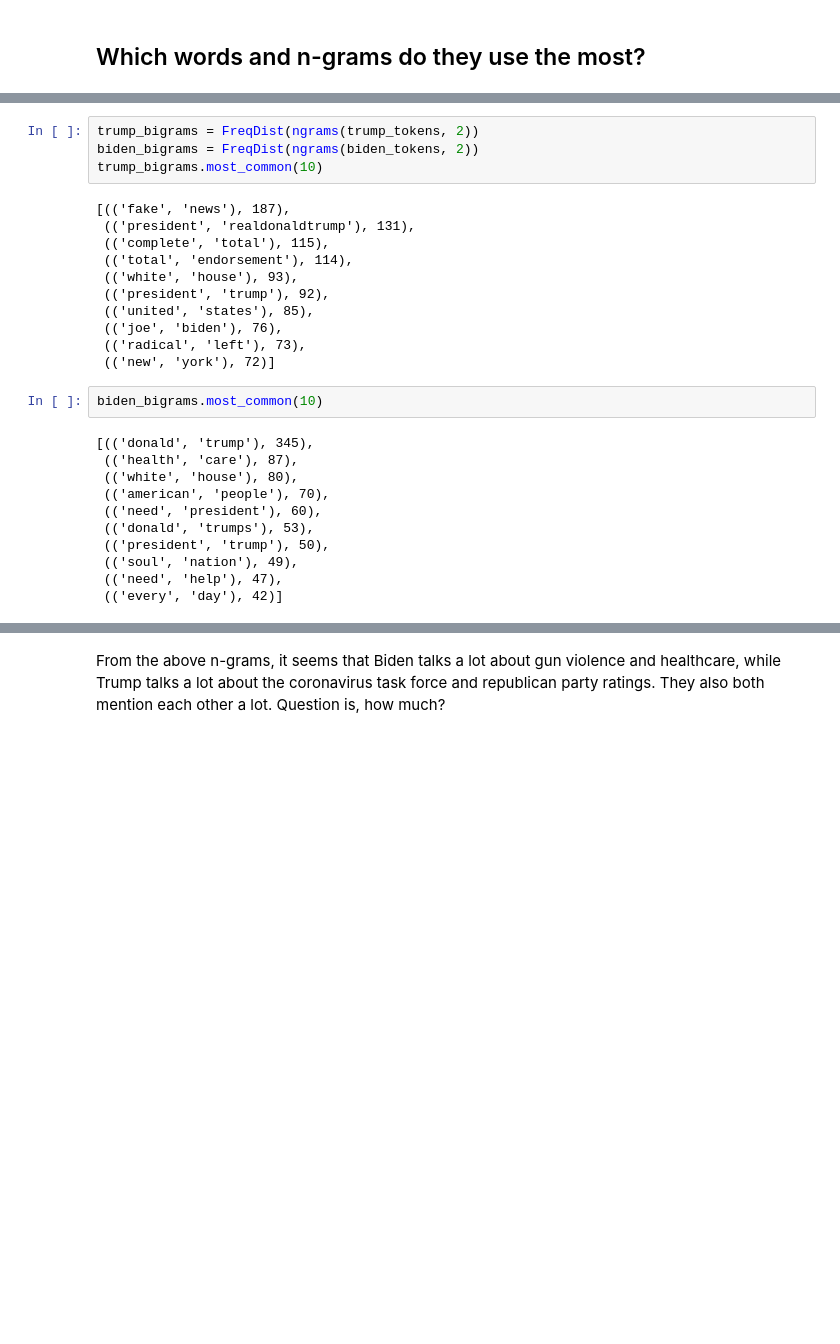
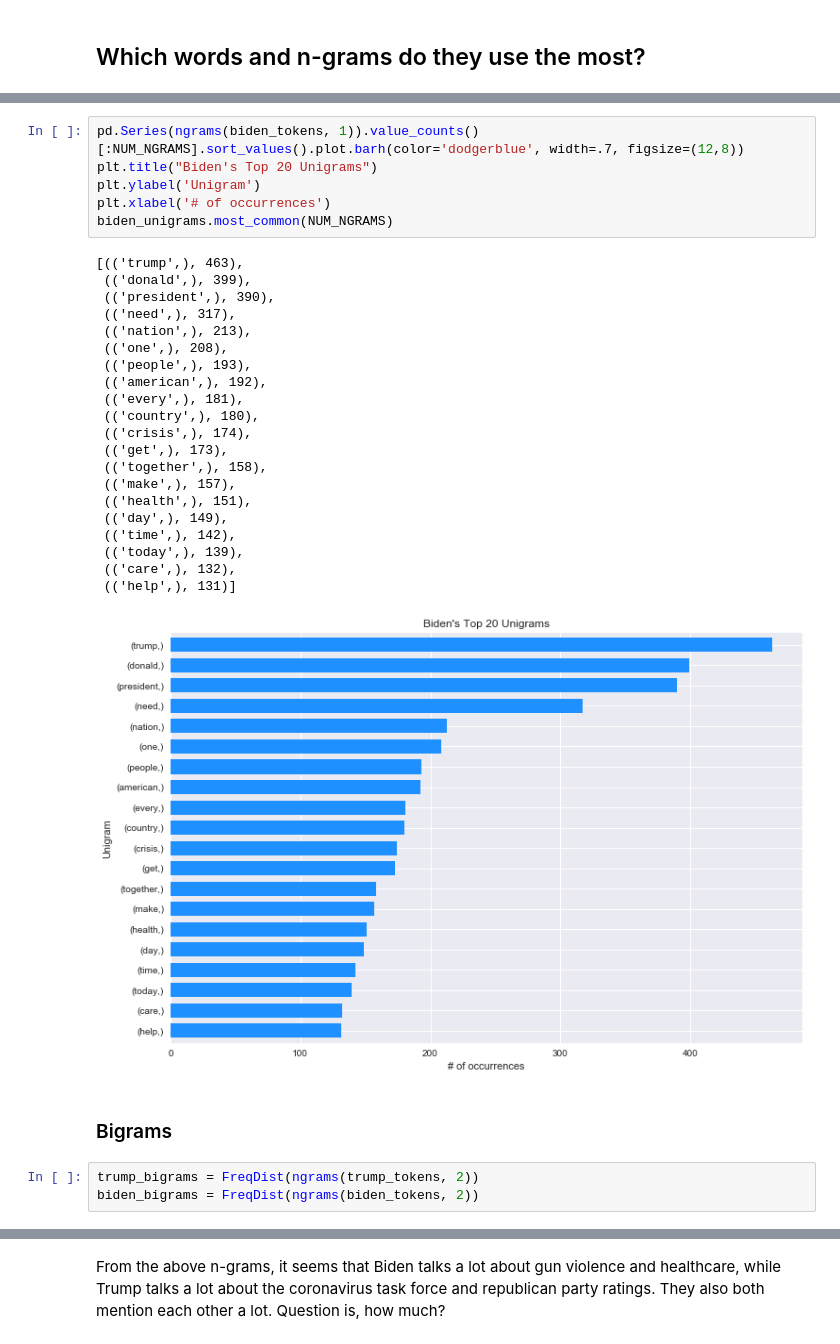
Before and after one commit to DavidMelnychuk/analyze-trump-biden, a Jupyter notebook: analyze_tweets.ipynb, the cells around one changed output, grey strips where cells are left out. Cells and saved outputs as stored; diff of their text form; blank space fills up the shorter version.

```diff
--- a/analyze_tweets.ipynb
+++ b/analyze_tweets.ipynb
@@ -391,28 +385,33 @@ biden_unigrams.most_common(25)
+# %%
+pd.Series(ngrams(biden_tokens, 1)).value_counts()[:NUM_NGRAMS].sort_values().plot.barh(color='dodgerblue', width=.7, figsize=(12,8))
+plt.title("Biden's Top 20 Unigrams")
+plt.ylabel('Unigram')
+plt.xlabel('# of occurrences')
+biden_unigrams.most_common(NUM_NGRAMS)
+# %% [output]
+[(('trump',), 463),
+ (('donald',), 399),
+ (('president',), 390),
+ (('need',), 317),
+ (('nation',), 213),
+ (('one',), 208),
+ (('people',), 193),
+ (('american',), 192),
+ (('every',), 181),
+ (('country',), 180),
+ (('crisis',), 174),
+ (('get',), 173),
+ (('together',), 158),
+ (('make',), 157),
+ (('health',), 151),
+ (('day',), 149),
+ (('time',), 142),
+ (('today',), 139),
+ (('care',), 132),
+ (('help',), 131)]
+[figure, added]
+# %% [markdown]
+### Bigrams
 # %%
 trump_bigrams = FreqDist(ngrams(trump_tokens, 2))
 biden_bigrams = FreqDist(ngrams(biden_tokens, 2))
-trump_bigrams.most_common(10)
-# %% [output]
-[(('fake', 'news'), 187),
- (('president', 'realdonaldtrump'), 131),
- (('complete', 'total'), 115),
- (('total', 'endorsement'), 114),
- (('white', 'house'), 93),
- (('president', 'trump'), 92),
- (('united', 'states'), 85),
- (('joe', 'biden'), 76),
- (('radical', 'left'), 73),
- (('new', 'york'), 72)]
-# %%
-biden_bigrams.most_common(10)
-# %% [output]
-[(('donald', 'trump'), 345),
- (('health', 'care'), 87),
- (('white', 'house'), 80),
- (('american', 'people'), 70),
- (('need', 'president'), 60),
- (('donald', 'trumps'), 53),
- (('president', 'trump'), 50),
- (('soul', 'nation'), 49),
- (('need', 'help'), 47),
- (('every', 'day'), 42)]
```
Also changed, not shown: parts of 103 cells of this notebook.
